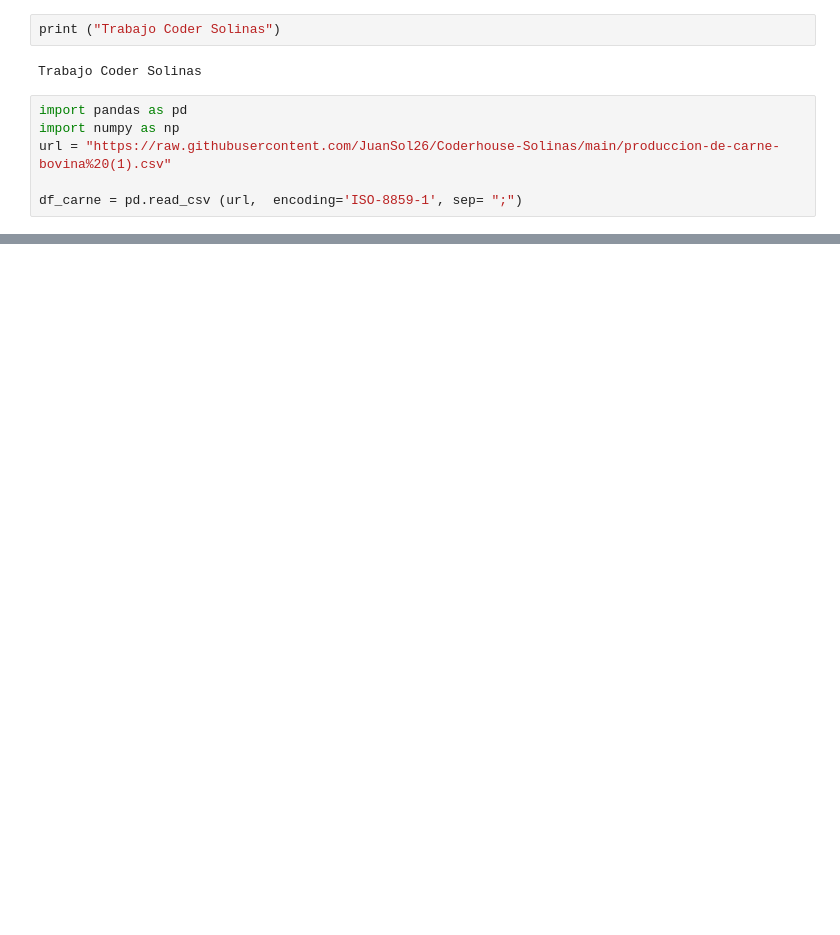
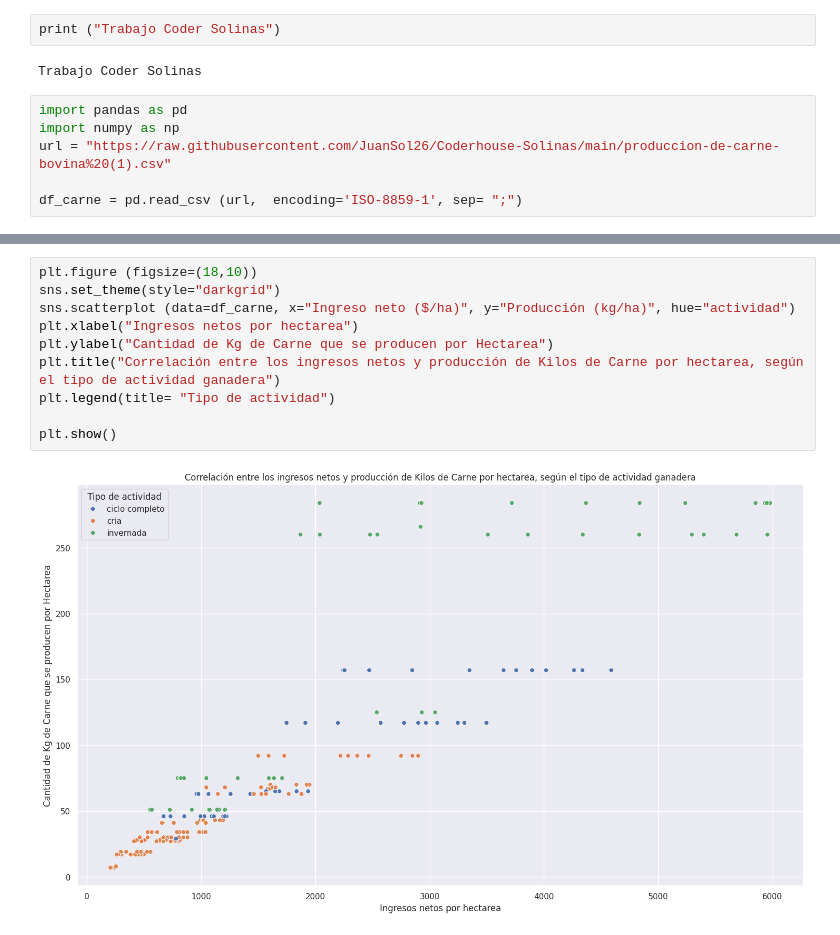
Before and after one commit to JuanSol26/Coderhouse-Solinas, a Jupyter notebook: Trabajo_Coder_Solinas.ipynb, the cells around one changed output, grey strips where cells are left out. Drawn from its saved outputs; the diff is of its cells as text; blank space fills up the shorter version.

```diff
--- a/Trabajo_Coder_Solinas.ipynb
+++ b/Trabajo_Coder_Solinas.ipynb
@@ -23,0 +141,12 @@ df_carne.head()
+# %%
+plt.figure (figsize=(18,10))
+sns.set_theme(style="darkgrid")
+sns.scatterplot (data=df_carne, x="Ingreso neto ($/ha)", y="Producción (kg/ha)", hue="actividad")
+plt.xlabel("Ingresos netos por hectarea")
+plt.ylabel("Cantidad de Kg de Carne que se producen por Hectarea")
+plt.title("Correlación entre los ingresos netos y producción de Kilos de Carne por hectarea, según el tipo de actividad ganadera")
+plt.legend(title= "Tipo de actividad")
+
+plt.show()
+# %% [output]
+[figure, added]
```
Also changed, not shown: parts of 14 cells of this notebook.
